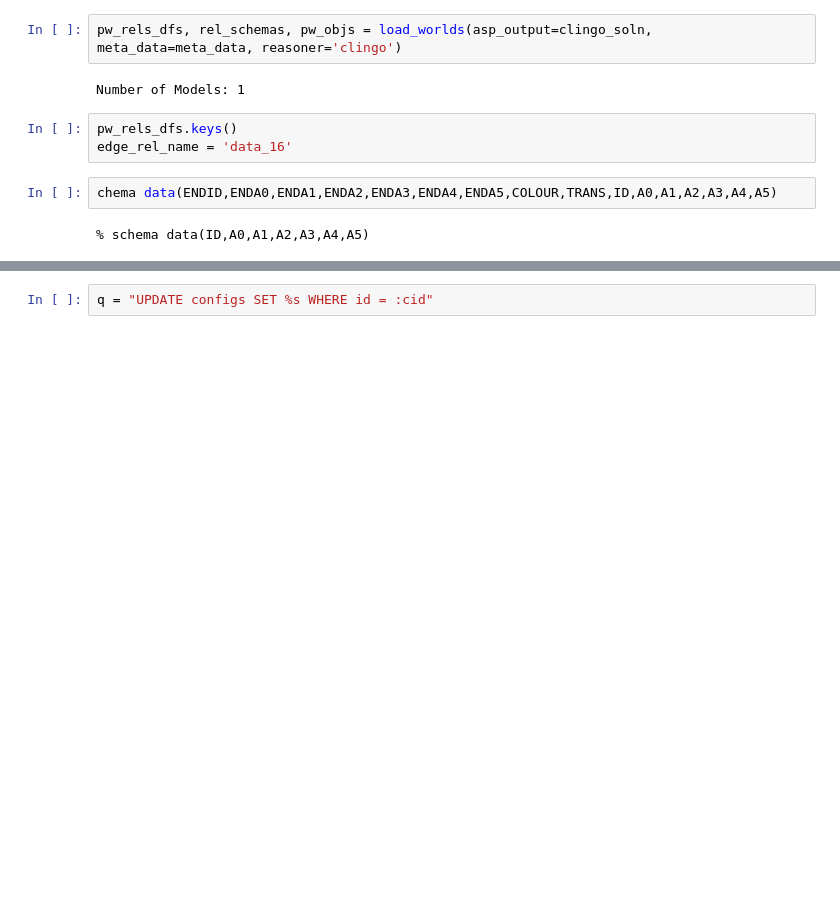
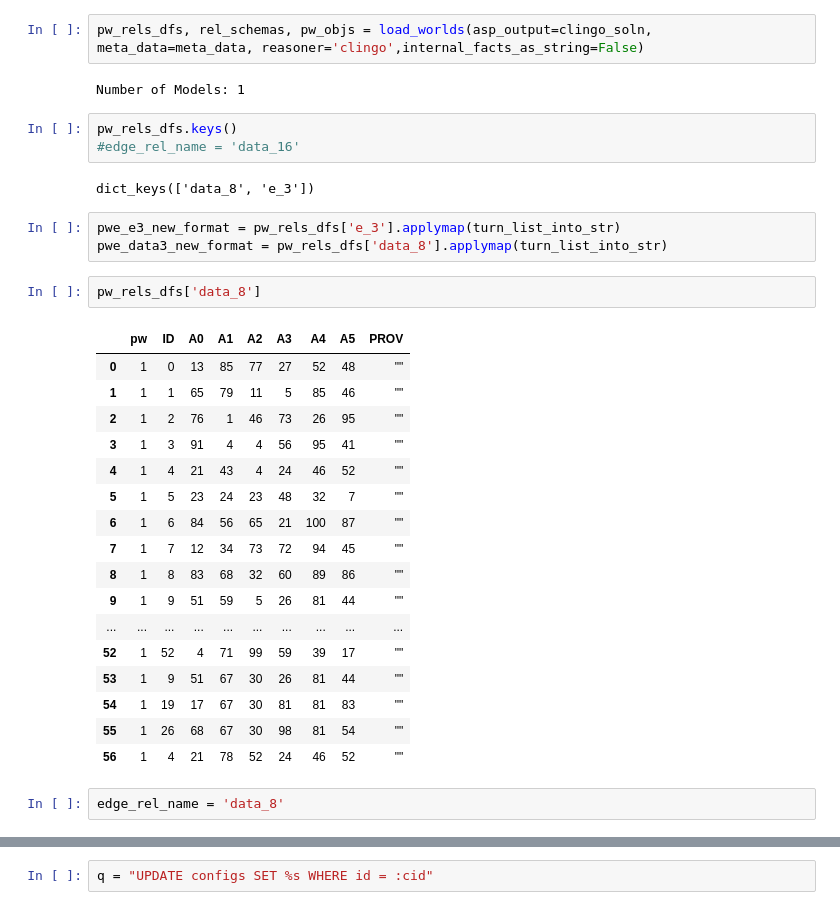
Before and after one commit to mj1e16lsst/abduction, a Jupyter notebook: qfix/qfixTestData.ipynb, the cells around one changed output, grey strips where cells are left out. Saved outputs shown, nothing was run; the diff lists cells and outputs as text; blank space fills up the shorter version.

```diff
--- a/qfix/qfixTestData.ipynb
+++ b/qfix/qfixTestData.ipynb
@@ -195,14 +269,37 @@ Output:
 # %%
-pw_rels_dfs, rel_schemas, pw_objs = load_worlds(asp_output=clingo_soln, meta_data=meta_data, reasoner='clingo')
+pw_rels_dfs, rel_schemas, pw_objs = load_worlds(asp_output=clingo_soln, meta_data=meta_data, reasoner='clingo',internal_facts_as_string=False)
 # %% [output]
 Number of Models: 1
 # %%
 pw_rels_dfs.keys()
-edge_rel_name = 'data_16'
+#edge_rel_name = 'data_16'
+# %% [output]
+dict_keys(['data_8', 'e_3'])
-# %%
-chema data(ENDID,ENDA0,ENDA1,ENDA2,ENDA3,ENDA4,ENDA5,COLOUR,TRANS,ID,A0,A1,A2,A3,A4,A5)
-# %% [output]
-% schema data(ID,A0,A1,A2,A3,A4,A5)
+# %%
+pwe_e3_new_format = pw_rels_dfs['e_3'].applymap(turn_list_into_str)
+pwe_data3_new_format = pw_rels_dfs['data_8'].applymap(turn_list_into_str)
+# %%
+pw_rels_dfs['data_8']
+# %% [output]
+|  | pw | ID | A0 | A1 | A2 | A3 | A4 | A5 | PROV |
+| 0 | 1 | 0 | 13 | 85 | 77 | 27 | 52 | 48 | "" |
+| 1 | 1 | 1 | 65 | 79 | 11 | 5 | 85 | 46 | "" |
+| 2 | 1 | 2 | 76 | 1 | 46 | 73 | 26 | 95 | "" |
+| 3 | 1 | 3 | 91 | 4 | 4 | 56 | 95 | 41 | "" |
+| 4 | 1 | 4 | 21 | 43 | 4 | 24 | 46 | 52 | "" |
+| 5 | 1 | 5 | 23 | 24 | 23 | 48 | 32 | 7 | "" |
+| 6 | 1 | 6 | 84 | 56 | 65 | 21 | 100 | 87 | "" |
+| 7 | 1 | 7 | 12 | 34 | 73 | 72 | 94 | 45 | "" |
+| 8 | 1 | 8 | 83 | 68 | 32 | 60 | 89 | 86 | "" |
+| 9 | 1 | 9 | 51 | 59 | 5 | 26 | 81 | 44 | "" |
+| ... | ... | ... | ... | ... | ... | ... | ... | ... | ... |
+| 52 | 1 | 52 | 4 | 71 | 99 | 59 | 39 | 17 | "" |
+| 53 | 1 | 9 | 51 | 67 | 30 | 26 | 81 | 44 | "" |
+| 54 | 1 | 19 | 17 | 67 | 30 | 81 | 81 | 83 | "" |
+| 55 | 1 | 26 | 68 | 67 | 30 | 98 | 81 | 54 | "" |
+| 56 | 1 | 4 | 21 | 78 | 52 | 24 | 46 | 52 | "" |
+# %%
+edge_rel_name = 'data_8'
 # %%
 G = nx.Graph()
 
```
Also changed, not shown: parts of 20 cells of this notebook, 2 other files.
